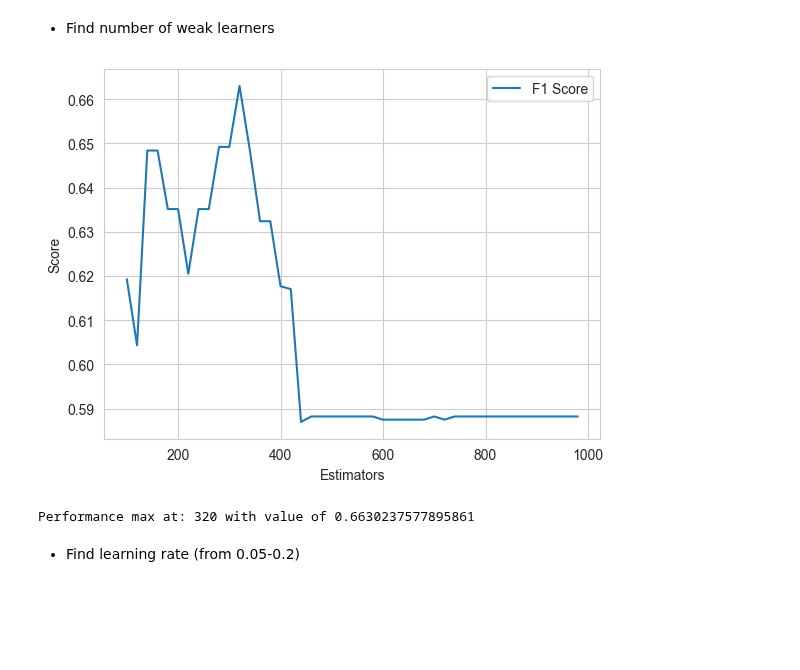
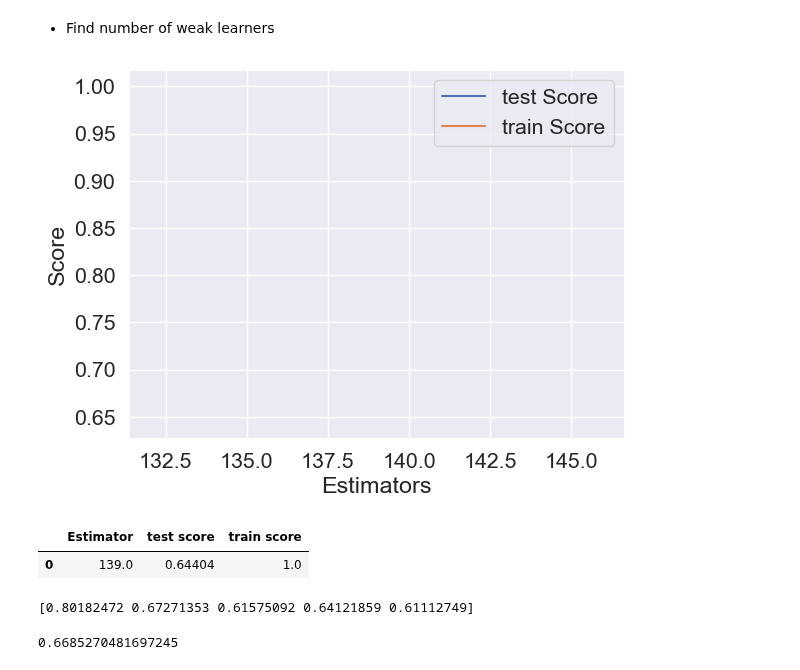
Before and after one commit to tieuandpepper/CHEE6397_HWs, a Jupyter notebook: Project/project.ipynb, the cells around one changed output. Saved outputs shown, nothing was run; the diff lists cells and outputs as text; code cells hidden in the pictures; blank space fills up the shorter version.

```diff
--- a/Project/project.ipynb
+++ b/Project/project.ipynb
@@ -138,39 +142,49 @@ y
 338    2
 Name: Crystal System, Length: 339, dtype: int64
 # %%
-X_train, X_test, y_train, y_test = train_test_split(X, y, test_size=0.20, random_state=12)
+X_train, X_test, y_train, y_test = train_test_split(X, y, test_size=0.25, random_state=12)
 # %% [markdown]
 * Find number of weak learners
 # %%
-performance = pd.DataFrame([],columns=["F1 score", "Precision score", "Recall score"])
-max = 1000
-step = 20
-start = 100
+performance = pd.DataFrame([],columns=["Estimator","test score", "train score"])
+max = 140
+step = 1
+start = 139
 for weak_learners in range(start,max,step):
-    model = GradientBoostingClassifier(n_estimators=weak_learners,learning_rate=0.11,max_depth=3,random_state=12)
+    model = GradientBoostingClassifier(n_estimators=weak_learners,learning_rate=0.07,max_depth=5,random_state=12)
+    # cv_results = cross_validate(model, X, y, cv = 5, scoring = "f1_macro", return_train_score = True)
     model.fit(X_train, y_train)
     y_pred = model.predict(X_test)
-    f_score   =        f1_score(y_true=y_test, y_pred=y_pred, average='macro',zero_division=0)
-    precision = precision_score(y_true=y_test, y_pred=y_pred, average='macro',zero_division=0)
-    recall    =    recall_score(y_true=y_test, y_pred=y_pred, average='macro',zero_division=0)
-    new_performance = [f_score.copy(),precision.copy(),recall.copy()]
+    f_score_test   = f1_score(y_true=y_test, y_pred=y_pred, average='macro',zero_division=0)
+    y_pred = model.predict(X_train)
+    f_score_train   = f1_score(y_true=y_train, y_pred=y_pred, average='macro',zero_division=0)
+    # precision = precision_score(y_true=y_test, y_pred=y_pred, average='macro',zero_division=0)
+    # recall    =    recall_score(y_true=y_test, y_pred=y_pred, average='macro',zero_division=0)
+    new_performance = [weak_learners, f_score_test, f_score_train]
     performance.loc[len(performance)] = new_performance
     # print("Precision: {}\nRecall: {}\nF1 Score: {}".format(precision,recall,f_score))
 
-
-plt.plot(range(start,max,step), performance['F1 score'], label = "F1 Score")
+plt.plot(performance["Estimator"], performance['test score'], label = "test Score")
+plt.plot(performance["Estimator"], performance['train score'], label = "train Score")
 # plt.plot(range(100,3000,20), performance['Precision score'], label = "Precision Score")
 # plt.plot(range(100,3000,20), performance['Recall score'], label = "Recall Score")
 plt.legend()
 plt.xlabel("Estimators")
 plt.ylabel("Score")
 plt.show()
-
-optimal_estimator = performance['F1 score'].idxmax()*step + start
-print("Performance max at: {} with value of {}".format(optimal_estimator,performance['F1 score'].max()))
 # %% [output]
-[figure, old version]
+[figure, new version]
-Performance max at: 320 with value of 0.6630237577895861
-# %% [markdown]
-* Find learning rate (from 0.05-0.2)
+# %%
+performance
+# %% [output]
+|  | Estimator | test score | train score |
+| 0 | 139.0 | 0.64404 | 1.0 |
+# %%
+model = GradientBoostingClassifier(n_estimators=135,learning_rate=0.07,max_depth=5, random_state=12)
+cv_results = cross_validate(model, X, y, cv = 5, scoring = "f1_macro", return_train_score = True)
+print(cv_results["test_score"])
+np.average(cv_results["test_score"])
+# %% [output]
+[0.80182472 0.67271353 0.61575092 0.64121859 0.61112749]
+0.6685270481697245
 # %%
```
Also changed, not shown: parts of 13 cells of this notebook, 2 other files.
